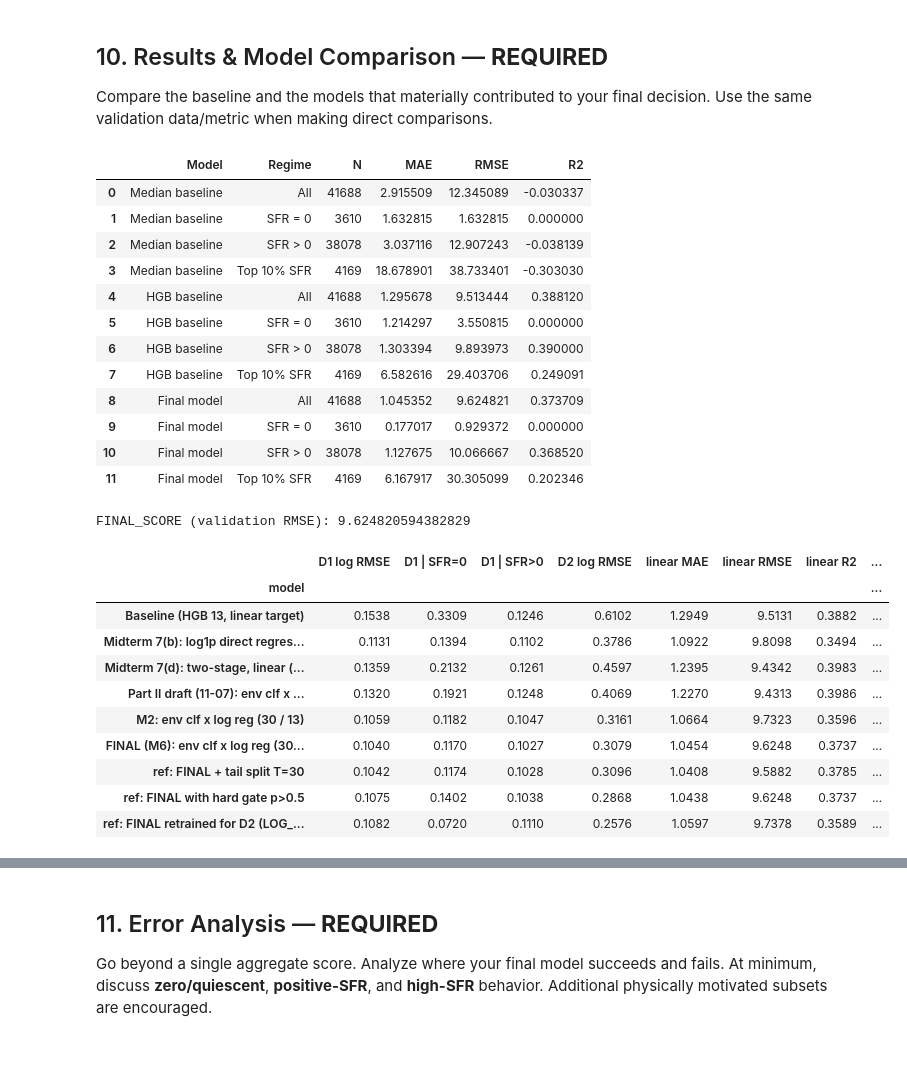
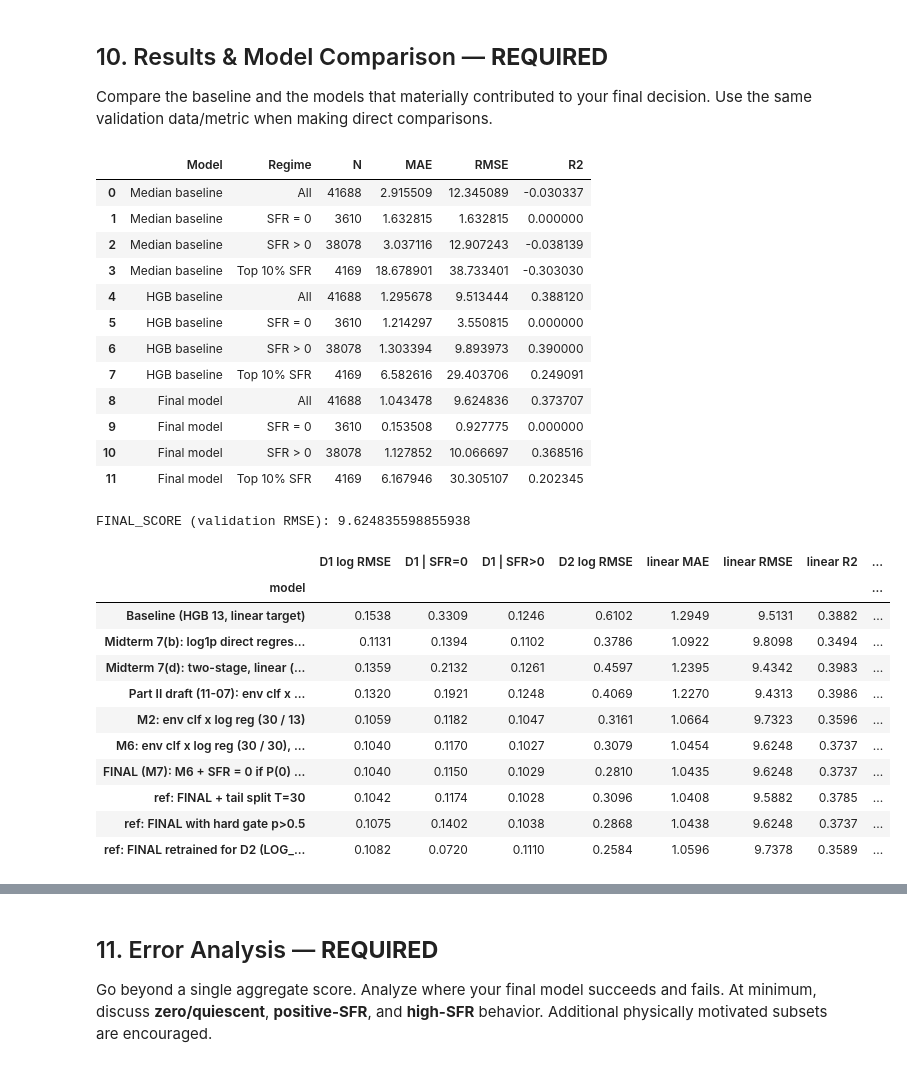
Before and after one commit to ZizonK7/sdi2026-galaxy-sfr, a Jupyter notebook: DataHub_701104_mid.ipynb, the cells around one changed output, grey strips where cells are left out. Drawn from its saved outputs; the diff is of its cells as text; code cells hidden in the pictures.

```diff
--- a/DataHub_701104_mid.ipynb
+++ b/DataHub_701104_mid.ipynb
@@ -2183,6 +2184,9 @@ FINAL_HGB = {**HGB, "max_iter": 400}            # 두 단계 모두 트리 상
 # 공지에 SFR = 0의 로그 처리가 없어 z(SFR) = log10(SFR + LOG_EPS)로 두고 LOG_EPS = 1(= log10(1 + SFR))을 기본으로 쓴다.
 # 정의가 확인되면 LOG_EPS 한 줄만 바꾸면 된다(예: 0.01). 템플릿의 VAL_PREDICTIONS는 선형 SFR이므로 z를 되돌려 넣는다.
 LOG_EPS = 1.0
+# 0일 확률 P(SFR = 0 | x) = 1 − p가 ZERO_THRESHOLD 이상이면 SFR = 0을 그대로 낸다(그 밖은 위 기대값). 문턱은 학습 분할 안
+# 25-fold에서 '점수가 나빠지지 않는 가장 낮은 문턱'으로 골랐다(후보 0.5·0.7·0.8·0.9·0.95·0.99, 9.2 보조).
+ZERO_THRESHOLD = 0.8
 
 
 def to_log(sfr, eps=LOG_EPS):
@@ -2194,10 +2198,12 @@ def from_log(z, eps=LOG_EPS):
 
 
 class TwoStageLogSFR:
-    """ẑ(x) = P(SFR>0|x)·E[z|SFR>0,x] + (1 − P)·z(0). 두 단계가 서로 다른 피처 열을 쓸 수 있다. predict는 선형 SFR."""
+    """ẑ(x) = P(SFR>0|x)·E[z|SFR>0,x] + (1 − P)·z(0). 두 단계가 서로 다른 피처 열을 쓸 수 있다. predict는 선형 SFR.
+    zero_threshold가 있으면 P(SFR=0|x) ≥ zero_threshold인 은하는 z(0), 즉 SFR = 0을 그대로 낸다."""
 
-    def __init__(self, hgb_params, clf_cols, reg_cols, eps=LOG_EPS, clf_params=None):
+    def __init__(self, hgb_params, clf_cols, reg_cols, eps=LOG_EPS, clf_params=None, zero_threshold=None):
         self.hgb_params, self.clf_cols, self.reg_cols, self.eps = hgb_params, list(clf_cols), list(reg_cols), eps
+        self.zero_threshold = zero_threshold
         self.clf_params = hgb_params if clf_params is None else clf_params
 
     def fit(self, X, y):
@@ -2215,14 +2221,16 @@ class TwoStageLogSFR:
 
     def predict_log(self, X):
         p = self.predict_proba_positive(X)
-        return p * self.predict_log_positive(X) + (1 - p) * float(to_log(0.0, self.eps))
+        z0 = float(to_log(0.0, self.eps))
+        z = p * self.predict_log_positive(X) + (1 - p) * z0
+        return z if self.zero_threshold is None else np.where(1 - p >= self.zero_threshold, z0, z)
 
     def predict(self, X):
         return from_log(self.predict_log(X), self.eps)
 
 
 # HGB 설정은 기준선·7절과 같고 트리 상한만 400으로 둔다(9.2 보조의 반복 CV 질문 3·4)
-FINAL_MODEL = TwoStageLogSFR(FINAL_HGB, clf_cols=CLF_FEATURES, reg_cols=REG_FEATURES)
+FINAL_MODEL = TwoStageLogSFR(FINAL_HGB, clf_cols=CLF_FEATURES, reg_cols=REG_FEATURES, zero_threshold=ZERO_THRESHOLD)
 
 _t0 = time.time()
 FINAL_MODEL.fit(X_train_env, y_train)
@@ -2232,7 +2240,9 @@ VAL_PREDICTIONS = FINAL_MODEL.predict(X_val_env)
 
 assert len(VAL_PREDICTIONS) == len(y_val)
 assert np.isfinite(VAL_PREDICTIONS).all() and (VAL_PREDICTIONS >= 0).all()
+_zero_out = VAL_PREDICTIONS == 0
 print(f"Training time: {FINAL_TRAIN_SECONDS:.1f} s")
 print(f"n_iter_ — 분류기 {FINAL_MODEL.clf_.n_iter_} (피처 {len(CLF_FEATURES)}개), 로그 양수 회귀기 {FINAL_MODEL.reg_.n_iter_} (피처 {len(REG_FEATURES)}개)")
+print(f"SFR = 0을 그대로 낸 val 은하 {_zero_out.sum():,}개 (실제 0 은하의 {np.mean(_zero_out[y_val.to_numpy() == 0]):.1%}, SFR > 0인데 0으로 낸 은하 {int((_zero_out & (y_val.to_numpy() > 0)).sum())}개)")
 print(f"val 로그 RMSE log10({LOG_EPS:g} + SFR): {rmse(to_log(y_val), VAL_LOG_PREDICTIONS):.4f} dex | 선형 RMSE {rmse(y_val, VAL_PREDICTIONS):.3f}")
 # %% [output]
@@ -2277,6 +2288,7 @@ val 로그 RMSE: 전체 상자 기준 0.1040 → 검증 은하만으로 환경
 # 문턱 20 ± 1인 19~21개는 '경계'로 보고 단순한 쪽을 남긴다. fold끼리 독립이 아니어서 구간은 내지 않는다.
 # 질문 1: 로그 회귀기에 환경 피처를 넣나(M3 vs M2) → 질문 2: 팀원 꼬리 분리 T=30(M4 vs M3) → 질문 3: 분류기 트리 상한 400(M5 vs M3)
 # → 질문 4: 회귀기 트리 상한 400(M6 vs M5). 질문 4는 첫 실행에서 로그 회귀기도 상한 150에 닿은 것을 보고 같은 규칙으로 더했다.
+# → 0 문턱(M7 vs M6): P(SFR=0|x) ≥ 0.8이면 SFR = 0. 문턱 후보 여섯을 고른 원본은 zero_gate_cv.py('나빠지지 않는 가장 낮은 문턱').
 # 같은 계산을 D2·D3 정의까지 넓힌 원본: work/조장/log_model_cv_2026-11-11/(log_model_cv.py, q4_reg_trees.py). 약 4~5분.
 CV_SEEDS, T_TAIL = (42, 7, 11, 23, 101), 30.0
 _Xcv, _ycv = X_train_env.reset_index(drop=True), y_train.to_numpy(float)
@@ -2305,7 +2317,8 @@ for seed in CV_SEEDS:
         cands = {"M0 baseline (linear HGB 13)": to_log(base), "M1 Part II draft: env clf x linear reg 13": to_log(p150 * lin13),
                  "M2 env clf x log reg 13": mix(p150, e13), "M3 env clf x log reg 30": mix(p150, e30),
                  "M4 M3 + tail split T=30": mix(p150, e_tail), "M5 M3 + clf max_iter 400": mix(p400, e30),
-                 "M6 M5 + reg max_iter 400 (FINAL)": mix(p400, e30_400),
+                 "M6 M5 + reg max_iter 400": mix(p400, e30_400),
+                 "M7 M6 + zero if P(0) >= 0.8 (FINAL)": np.where(1 - p400 >= ZERO_THRESHOLD, _z0, mix(p400, e30_400)),
                  "M2h M2 with hard gate p>0.5": np.where(p150 > 0.5, e13, _z0)}
         zt = _zcv[te]
         cv_rows += [{"seed": seed, "fold": k, "model": m, "rmse": rmse(zt, p),
@@ -2329,6 +2342,9 @@ def cv_pair(cand, ref):
 
 _m = list(cv_log.model.unique())
 cv_decisions = pd.DataFrame([cv_pair(_m[3], _m[2]), cv_pair(_m[4], _m[3]), cv_pair(_m[5], _m[3]), cv_pair(_m[6], _m[5]),
-                             cv_pair(_m[2], _m[1]), cv_pair(_m[7], _m[2]), cv_pair(_m[6], _m[1])]).set_index("후보 − 기준")
+                             cv_pair(_m[7], _m[6]), cv_pair(_m[2], _m[1]), cv_pair(_m[8], _m[2]), cv_pair(_m[7], _m[1])]).set_index("후보 − 기준")
+# 0 문턱은 설명을 위한 선택이라 기준이 '나빠지지 않음'이다: 나빠짐 = 평균 Δ > 0이고 Δ > 0인 fold가 22개 이상
+_d7 = (cv_log[cv_log.model == _m[7]].set_index(["seed", "fold"])["rmse"] - cv_log[cv_log.model == _m[6]].set_index(["seed", "fold"])["rmse"]).to_numpy()
+cv_decisions.loc["M7 − M6", "판정"] = "나빠짐" if _d7.mean() > 0 and (_d7 > 0).sum() >= 22 else f"나빠지지 않음 (Δ>0 fold {(_d7 > 0).sum()}/25)"
 display(cv_decisions.round(4))
 # %% [output]
@@ -2402,11 +2421,11 @@ print("FINAL_SCORE (validation RMSE):", FINAL_SCORE)
 | 5 | HGB baseline | SFR = 0 | 3610 | 1.214297 | 3.550815 | 0.000000 |
 | 6 | HGB baseline | SFR > 0 | 38078 | 1.303394 | 9.893973 | 0.390000 |
 | 7 | HGB baseline | Top 10% SFR | 4169 | 6.582616 | 29.403706 | 0.249091 |
-| 8 | Final model | All | 41688 | 1.045352 | 9.624821 | 0.373709 |
-| 9 | Final model | SFR = 0 | 3610 | 0.177017 | 0.929372 | 0.000000 |
-| 10 | Final model | SFR > 0 | 38078 | 1.127675 | 10.066667 | 0.368520 |
-| 11 | Final model | Top 10% SFR | 4169 | 6.167917 | 30.305099 | 0.202346 |
+| 8 | Final model | All | 41688 | 1.043478 | 9.624836 | 0.373707 |
+| 9 | Final model | SFR = 0 | 3610 | 0.153508 | 0.927775 | 0.000000 |
+| 10 | Final model | SFR > 0 | 38078 | 1.127852 | 10.066697 | 0.368516 |
+| 11 | Final model | Top 10% SFR | 4169 | 6.167946 | 30.305107 | 0.202345 |
-FINAL_SCORE (validation RMSE): 9.624820594382829
+FINAL_SCORE (validation RMSE): 9.624835598855938
 # %%
 # 10절 보조: 로그 기준 비교 — 공통 분할 val에서 한 번. 모델 선택은 9.2 보조의 학습 데이터 안 반복 CV로 끝냈고, 여기 변형들은 참고다.
 # 모든 모델을 선형 SFR 예측으로 받아 같은 방식으로 로그로 옮긴다(평가 측은 선형 예측을 받는다고 본다).
@@ -2431,39 +2450,42 @@ _q = HistGradientBoostingClassifier(**HGB).fit(_Xp, _tail.astype(int)).predict_p
 _e_tail = _q * HistGradientBoostingRegressor(**HGB).fit(_Xp[_tail], to_log(_yp[_tail])).predict(X_val_env[REG_FEATURES]) \
     + (1 - _q) * HistGradientBoostingRegressor(**HGB).fit(_Xp[~_tail], to_log(_yp[~_tail])).predict(X_val_env[REG_FEATURES])
 _p_fin = FINAL_MODEL.predict_proba_positive(X_val_env)
+_z_soft = _p_fin * FINAL_MODEL.predict_log_positive(X_val_env) + (1 - _p_fin) * to_log(0.0)   # 문턱 없는 M6
 val_models = {
     "Baseline (HGB 13, linear target)": baseline_pred,
     "Midterm 7(b): log1p direct regression (13)": preds["(b) log1p"],
     "Midterm 7(d): two-stage, linear (13 / 13)": preds["(d) two-stage P x E"],
     "Part II draft (11-07): env clf x linear reg (30 / 13)": _p150 * _lin13,
     "M2: env clf x log reg (30 / 13)": TwoStageLogSFR(HGB, CLF_FEATURES, FINAL_FEATURES).fit(X_train_env, y_train).predict(X_val_env),
-    "FINAL (M6): env clf x log reg (30 / 30), trees ≤ 400": VAL_PREDICTIONS,
+    "M6: env clf x log reg (30 / 30), trees ≤ 400": from_log(_z_soft),
+    "FINAL (M7): M6 + SFR = 0 if P(0) ≥ 0.8": VAL_PREDICTIONS,
     "ref: FINAL + tail split T=30": from_log(_p_fin * _e_tail + (1 - _p_fin) * to_log(0.0)),
     "ref: FINAL with hard gate p>0.5": from_log(np.where(_p_fin > 0.5, FINAL_MODEL.predict_log_positive(X_val_env), to_log(0.0))),
-    "ref: FINAL retrained for D2 (LOG_EPS = 0.01)": TwoStageLogSFR(FINAL_HGB, CLF_FEATURES, REG_FEATURES, eps=0.01)
+    "ref: FINAL retrained for D2 (LOG_EPS = 0.01)": TwoStageLogSFR(FINAL_HGB, CLF_FEATURES, REG_FEATURES, eps=0.01, zero_threshold=ZERO_THRESHOLD)
                                                      .fit(X_train_env, y_train).predict(X_val_env),
 }
 _z1 = lambda p: np.log10(1 + np.clip(np.asarray(p, float), 0, None))
 rows = []
 for k, p in val_models.items():
     d_b, lo_b, hi_b = paired_rmse_ci(_z1(baseline_pred), _z1(p), _z1(y_val))
     d_d, lo_d, hi_d = paired_rmse_ci(_z1(val_models["Part II draft (11-07): env clf x linear reg (30 / 13)"]), _z1(p), _z1(y_val))
     rows.append({"model": k, **log_scores(p), "D1 Δ vs baseline [95%]": f"{d_b:+.4f} [{lo_b:+.4f}, {hi_b:+.4f}]",
                  "D1 Δ vs Part II draft [95%]": f"{d_d:+.4f} [{lo_d:+.4f}, {hi_d:+.4f}]"})
 log_table = pd.DataFrame(rows).set_index("model")
 display(log_table.round(4))
 # %% [output]
 |  | D1 log RMSE | D1 | SFR=0 | D1 | SFR>0 | D2 log RMSE | linear MAE | linear RMSE | linear R2 | ... |
 | model |  |  |  |  |  |  |  | ... |
 | Baseline (HGB 13, linear target) | 0.1538 | 0.3309 | 0.1246 | 0.6102 | 1.2949 | 9.5131 | 0.3882 | ... |
 | Midterm 7(b): log1p direct regres... | 0.1131 | 0.1394 | 0.1102 | 0.3786 | 1.0922 | 9.8098 | 0.3494 | ... |
 | Midterm 7(d): two-stage, linear (... | 0.1359 | 0.2132 | 0.1261 | 0.4597 | 1.2395 | 9.4342 | 0.3983 | ... |
 | Part II draft (11-07): env clf x ... | 0.1320 | 0.1921 | 0.1248 | 0.4069 | 1.2270 | 9.4313 | 0.3986 | ... |
 | M2: env clf x log reg (30 / 13) | 0.1059 | 0.1182 | 0.1047 | 0.3161 | 1.0664 | 9.7323 | 0.3596 | ... |
-| FINAL (M6): env clf x log reg (30... | 0.1040 | 0.1170 | 0.1027 | 0.3079 | 1.0454 | 9.6248 | 0.3737 | ... |
+| M6: env clf x log reg (30 / 30), ... | 0.1040 | 0.1170 | 0.1027 | 0.3079 | 1.0454 | 9.6248 | 0.3737 | ... |
+| FINAL (M7): M6 + SFR = 0 if P(0) ... | 0.1040 | 0.1150 | 0.1029 | 0.2810 | 1.0435 | 9.6248 | 0.3737 | ... |
 | ref: FINAL + tail split T=30 | 0.1042 | 0.1174 | 0.1028 | 0.3096 | 1.0408 | 9.5882 | 0.3785 | ... |
 | ref: FINAL with hard gate p>0.5 | 0.1075 | 0.1402 | 0.1038 | 0.2868 | 1.0438 | 9.6248 | 0.3737 | ... |
-| ref: FINAL retrained for D2 (LOG_... | 0.1082 | 0.0720 | 0.1110 | 0.2576 | 1.0597 | 9.7378 | 0.3589 | ... |
+| ref: FINAL retrained for D2 (LOG_... | 0.1082 | 0.0720 | 0.1110 | 0.2584 | 1.0596 | 9.7378 | 0.3589 | ... |
 # %% [markdown]
 ### 10.1 Required Comparison Table — **STUDENT RESPONSE**
 
```
Also changed, not shown: parts of 15 cells of this notebook, 1 other file.
